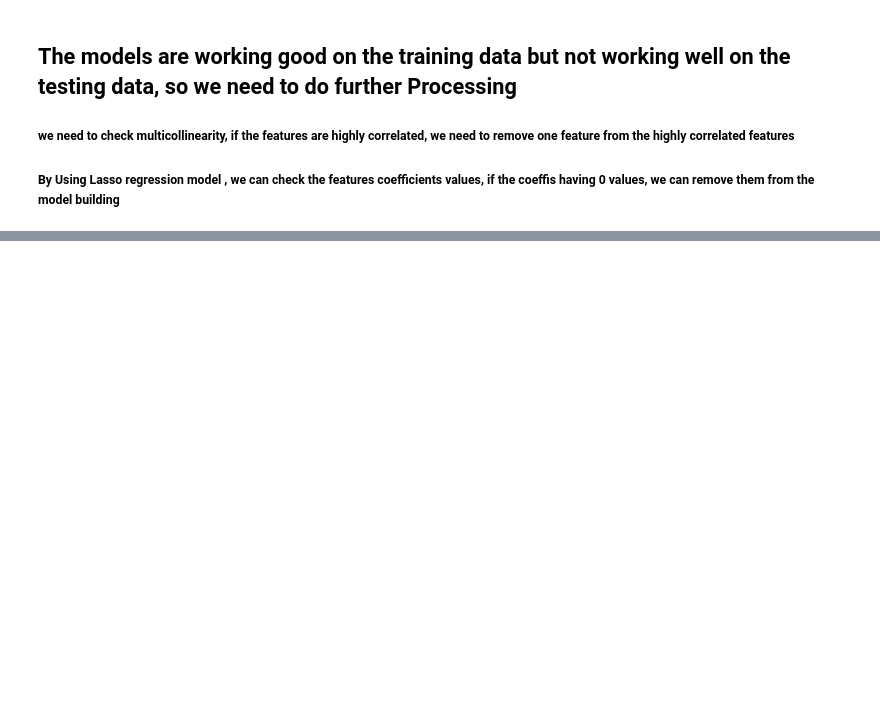
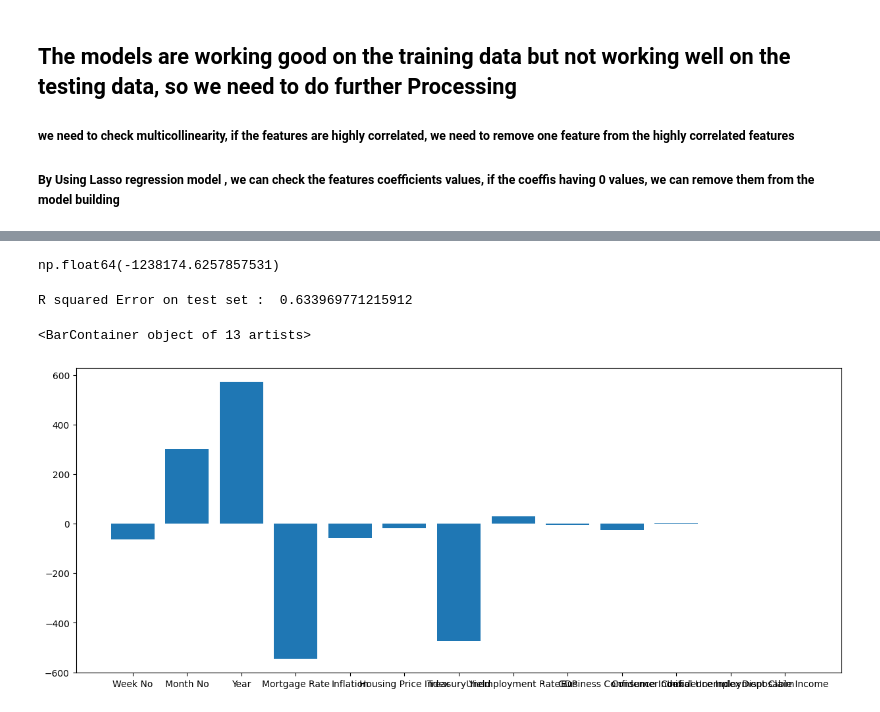
Before and after one commit to karthikeya-1508/ML_prac_files, a Jupyter notebook: Regression_Projects/Refinance_Project/Refinance_muticollinearity_Standardisation_Hyper_parameter_Tuning_LR_L1_L2_RF_XGBoost.ipynb, the cells around one changed output, grey strips where cells are left out. Cells and saved outputs as stored; diff of their text form; code cells hidden in the pictures; blank space fills up the shorter version.

```diff
--- a/Regression_Projects/Refinance_Project/Refinance_muticollinearity_Standardisation_Hyper_parameter_Tuning_LR_L1_L2_RF_XGBoost.ipynb
+++ b/Regression_Projects/Refinance_Project/Refinance_muticollinearity_Standardisation_Hyper_parameter_Tuning_LR_L1_L2_RF_XGBoost.ipynb
@@ -379,0 +418,4 @@ Tree-based models outperform linear models on this dataset. However, the presenc
+# %%
+coefficient_df = pd.DataFrame()
+# %%
+coefficient_df['column_names'] = X_train.columns
@@ -379,0 +439,3 @@ Tree-based models outperform linear models on this dataset. However, the presenc
+# %%
+coefficient_df['Coefficient_Value'] = pd.Series(linreg.coef_)
+print(coefficient_df)
@@ -379,0 +474,26 @@ Tree-based models outperform linear models on this dataset. However, the presenc
+# %%
+linreg.intercept_
+# %% [output]
+np.float64(-1238174.6257857531)
+# %%
+from sklearn.linear_model import Ridge
+
+# Train the model
+ridgeRegressor = Ridge(alpha = 0.5) #here setting alpha is nothing but lambda in the formula
+ridgeRegressor.fit(X_train, y_train)
+y_predicted_ridge = ridgeRegressor.predict(X_test)
+
+# calculating R_square
+R_squared = r2_score(y_predicted_ridge,y_test)
+print("R squared Error on test set : ", R_squared)
+
+coefficient_df['Coefficient_Value_ridge'] = pd.Series(ridgeRegressor.coef_)
+#print(coefficient_df.head)
+coefficient_df.to_csv('coeff_values.csv',index=False)
+plt.rcParams["figure.figsize"] = (15,6)
+
+plt.bar(coefficient_df["column_names"],coefficient_df["Coefficient_Value_ridge"])
+# %% [output]
+R squared Error on test set :  0.633969771215912
+<BarContainer object of 13 artists>
+[figure, added]
```
Also changed, not shown: parts of 22 cells of this notebook, 1 other file.
